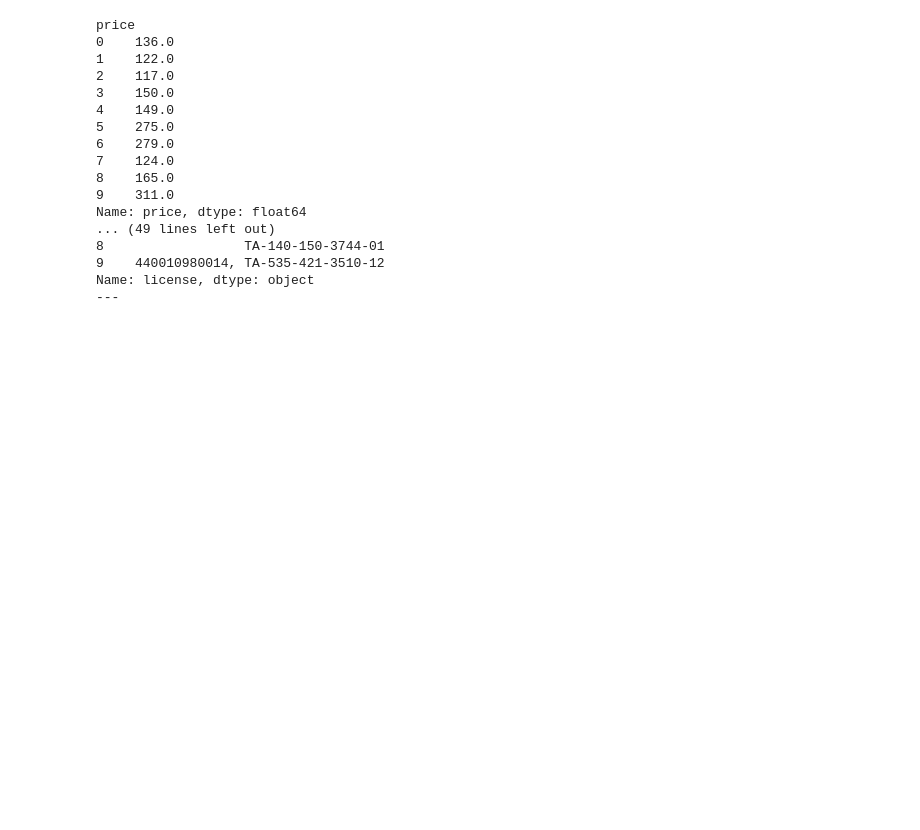
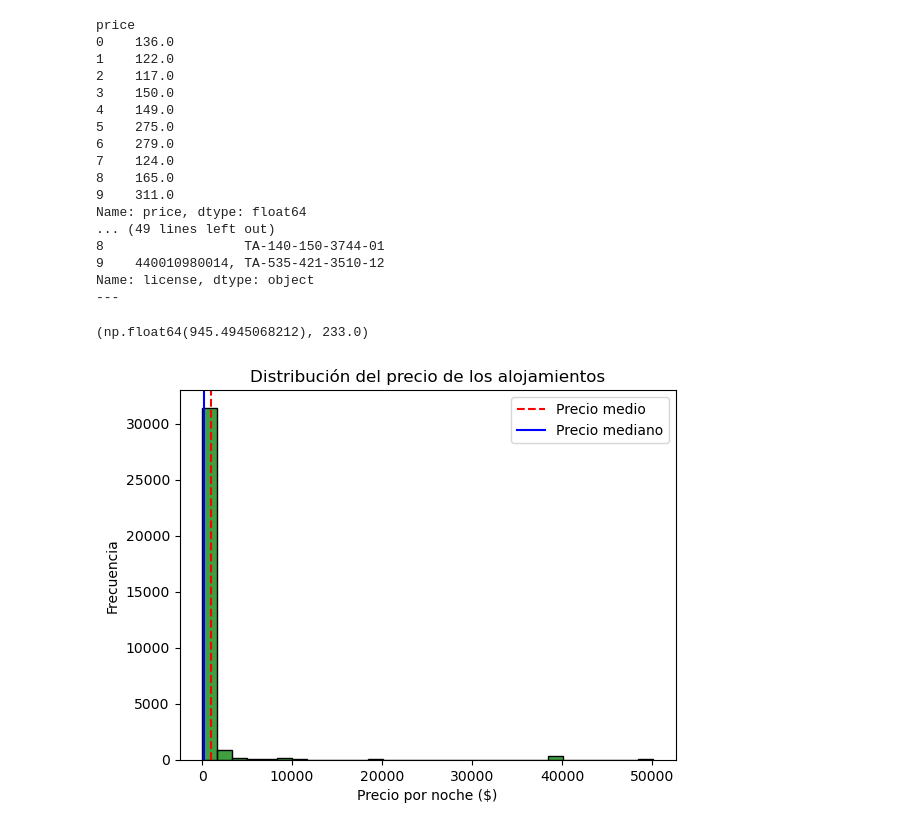
Before and after one commit to AnaIsabel8/Mod3-proyecto-final-individual, a Jupyter notebook: Mod3-proyecto-final-individual/Mod3 proyecto final.ipynb, the cells around one changed output. Cells and saved outputs as stored; diff of their text form; code cells hidden in the pictures; blank space fills up the shorter version.

```diff
--- a/Mod3-proyecto-final-individual/Mod3 proyecto final.ipynb
+++ b/Mod3-proyecto-final-individual/Mod3 proyecto final.ipynb
@@ -345,3 +346,30 @@ columnas_categoricas = ['room_type', 'neighbourhood', 'host_name', 'license', 'n
 
 for i in columnas_categoricas:
     df_alojamientos[i] = df_alojamientos[i].str.strip().str.lower()
+# %%
+# FASE 3
+# 3.1.1 ¿Cuál es el precio medio y mediano de los alojamientos?
+
+precio_medio = df_alojamientos["price"].mean()
+precio_mediano = df_alojamientos["price"].median()
+
+precio_medio, precio_mediano
+# %% [output]
+(np.float64(945.4945068212), 233.0)
+# %%
+sns.histplot(x="price", data=df_alojamientos, bins=30, color="green")
+
+plt.axvline(precio_medio, color="red", linestyle="--", label="Precio medio")
+plt.axvline(precio_mediano, color="blue", linestyle="-", label="Precio mediano")
+
+plt.xlabel("Precio por noche ($)")
+plt.ylabel("Frecuencia")
+plt.title("Distribución del precio de los alojamientos")
+plt.legend()
+
+plt.show()
+
+# Los valores atípicos de precio no se han eliminado del análisis,
+# ya que pueden representar alojamientos de lujo. Por lo tanto, existen alojamientos con precios extremadamente alto que distorsionan la visualización
+# %% [output]
+[figure, added]
```
Also changed, not shown: parts of 28 cells of this notebook, 2 other files.
